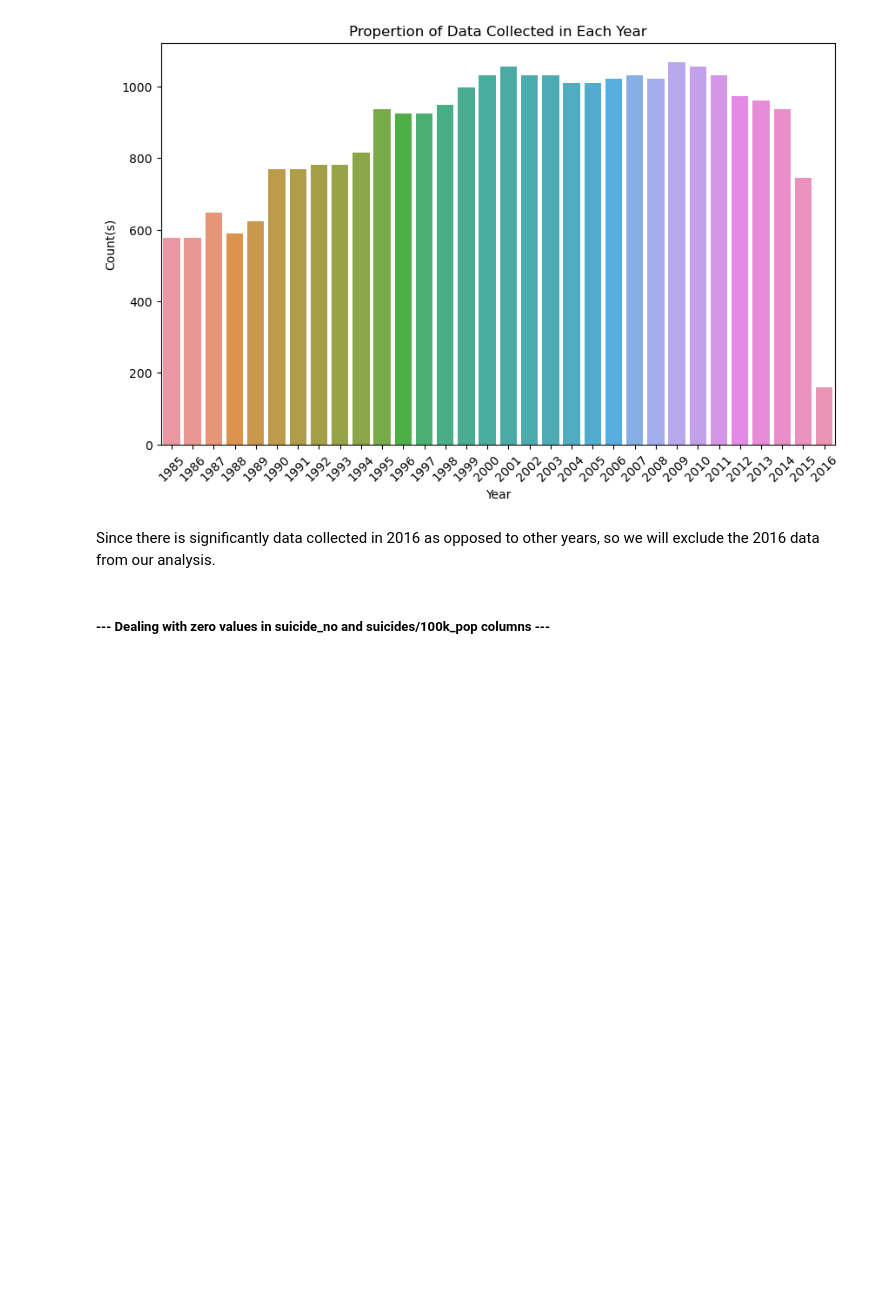
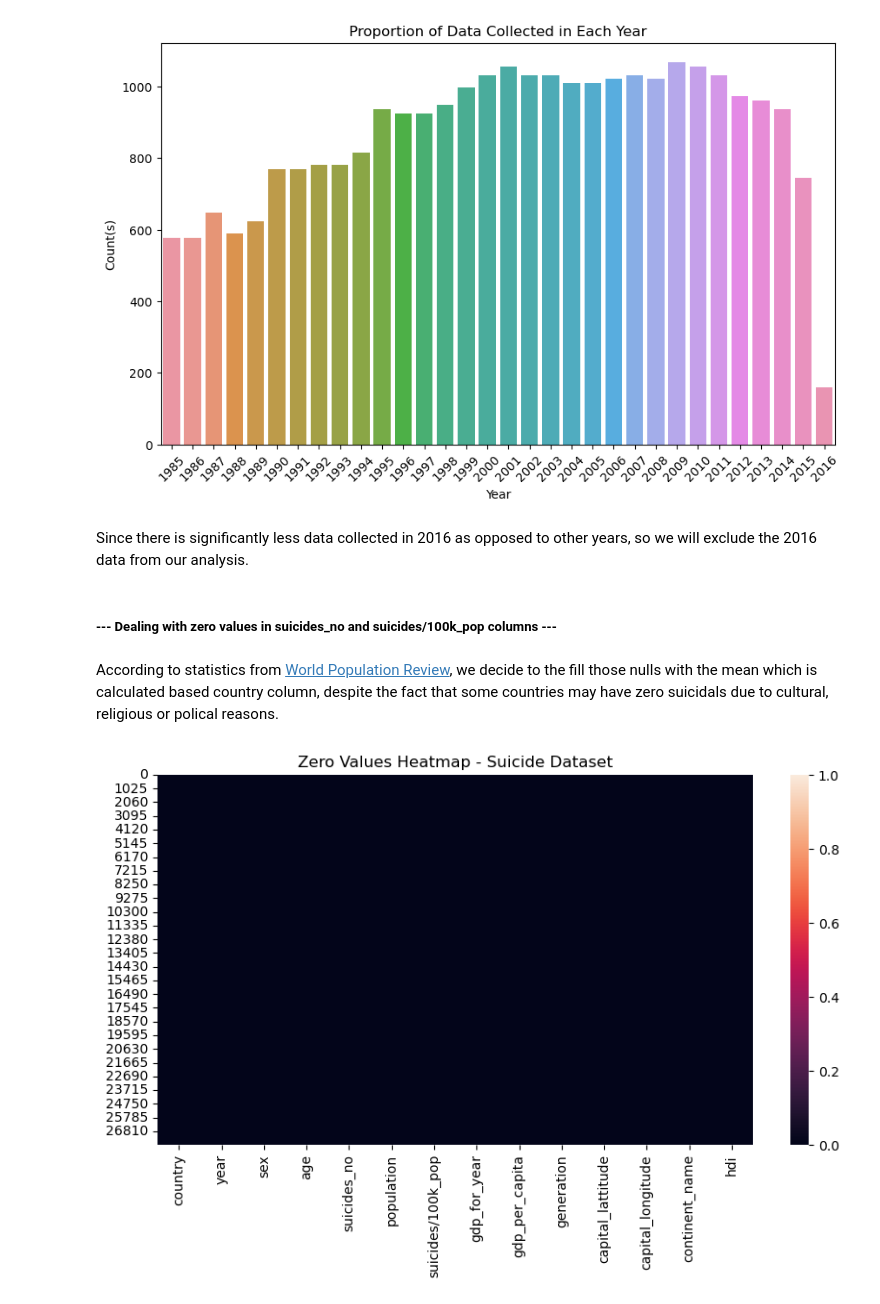
Before and after one commit to Dnezzhello/Suicide-Rates-, a Jupyter notebook: Exploration.ipynb, the cells around one changed output. Drawn from its saved outputs; the diff is of its cells as text; code cells hidden in the pictures; blank space fills up the shorter version.

Commit message:
data-overview-completed

```diff
--- a/Exploration.ipynb
+++ b/Exploration.ipynb
@@ -286,8 +348,21 @@ plt.show()
 # %% [output]
 [figure]
 # %% [markdown]
-Since there is significantly data collected in 2016 as opposed to other years, so we will exclude the 2016 data from our analysis.
+Since there is significantly less data collected in 2016 as opposed to other years, so we will exclude the 2016 data from our analysis.
 # %%
 df.drop(df[df['year'] == 2016].index, inplace=True)
 # %% [markdown]
-##### --- Dealing with zero values in suicide_no and suicides/100k_pop columns ---
+##### --- Dealing with zero values in suicides_no and suicides/100k_pop columns ---
+# %% [markdown]
+According to statistics from [World Population Review](https://worldpopulationreview.com/country-rankings/suicide-rate-by-country), we decide to the fill those nulls with the mean which is calculated based country column, despite the fact that some countries may have zero suicidals due to cultural, religious or polical reasons.
+# %%
+df['suicides_no'] = df.groupby('country')['suicides_no'].transform(lambda x: x.replace(0, np.ceil(x.mean())))
+df['suicides/100k_pop'] = df.groupby('country')['suicides/100k_pop'].transform(lambda x: x.replace(0, np.ceil(x.mean())))
+# %%
+#recheck if there is any remaining zero values
+plt.figure(figsize=(10,5), dpi=100)
+plt.title("Zero Values Heatmap - Suicide Dataset")
+sns.heatmap(df == 0)
+plt.show()
+# %% [output]
+[figure, added]
```
Also changed, not shown: parts of 34 cells of this notebook, 1 other file.
